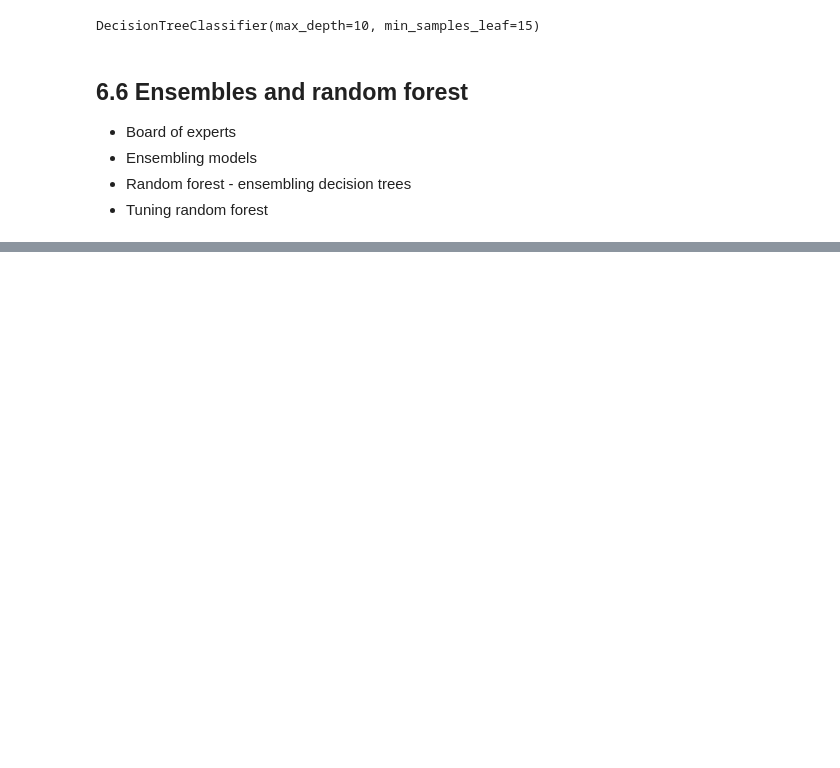
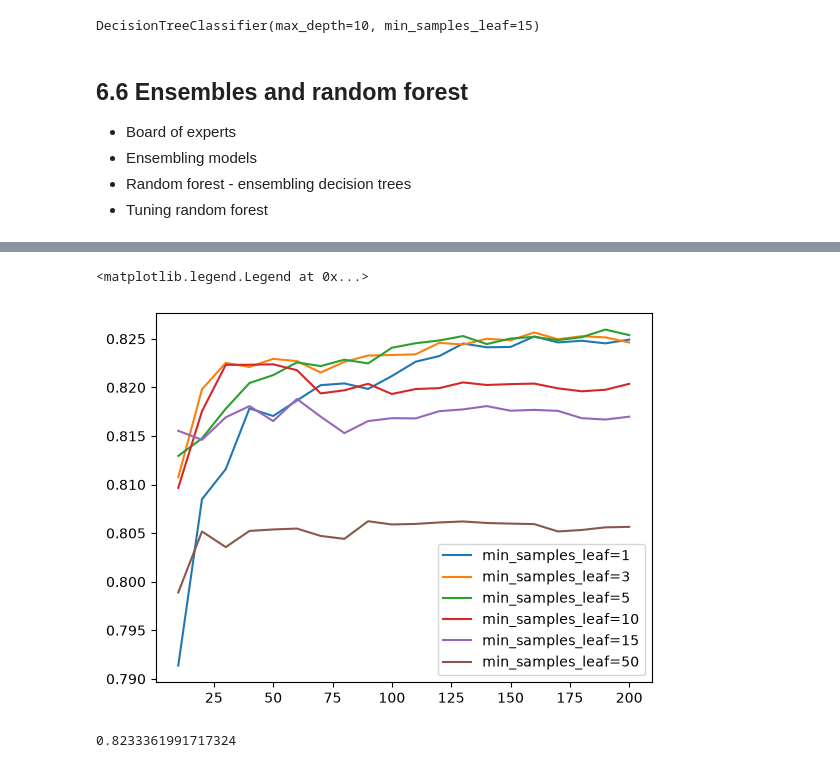
Before and after one commit to Gachaupatrick/ml_zoomcamp, a Jupyter notebook: 06-Trees/credit-risk.ipynb, the cells around one changed output, grey strips where cells are left out. Saved outputs shown, nothing was run; the diff lists cells and outputs as text; code cells hidden in the pictures; blank space fills up the shorter version.

```diff
--- a/06-Trees/credit-risk.ipynb
+++ b/06-Trees/credit-risk.ipynb
@@ -808,0 +896,20 @@ DecisionTreeClassifier(max_depth=10, min_samples_leaf=15)
+# %%
+max_depth = 10
+# %%
+scores = []
+
+for s in [1,3,5,10,15,50]:
+    for n in range(10, 201, 10):
+        rf = RandomForestClassifier(n_estimators=n,
+                                    max_depth=max_depth,
+                                    min_samples_leaf=s,
+                                    random_state=1)
+        rf.fit(X_train, y_train)
+
+        y_pred = rf.predict_proba(X_val)[:, 1]
+        auc = roc_auc_score(y_val, y_pred)
+        scores.append((s, n, auc))
+# %%
+columns = ['min_samples_leaf', 'n_estimators', 'auc']
+df_scores_rf = pd.DataFrame(scores, columns=columns)
+df_scores_rf.head()
@@ -808,0 +923,11 @@ DecisionTreeClassifier(max_depth=10, min_samples_leaf=15)
+# %%
+for s in [1,3,5,10,15,50]:
+    df_subset = df_scores_rf[df_scores_rf['min_samples_leaf'] == s]
+    plt.plot(df_subset.n_estimators,
+             df_subset.auc,
+             label='min_samples_leaf=%s' % s)
+
+plt.legend()
+# %% [output]
+<matplotlib.legend.Legend at 0x...>
+[figure, added]
@@ -808,0 +936,12 @@ DecisionTreeClassifier(max_depth=10, min_samples_leaf=15)
+# %%
+rf = RandomForestClassifier(n_estimators=100,
+                            max_depth=max_depth,
+                            min_samples_leaf=min_samples_leaf,
+                            random_state=1)
+rf.fit(X_train, y_train)
+
+y_pred = rf.predict_proba(X_val)[:, 1]
+auc = roc_auc_score(y_val, y_pred)
+auc
+# %% [output]
+0.8233361991717324
```
Also changed, not shown: parts of 19 cells of this notebook.
